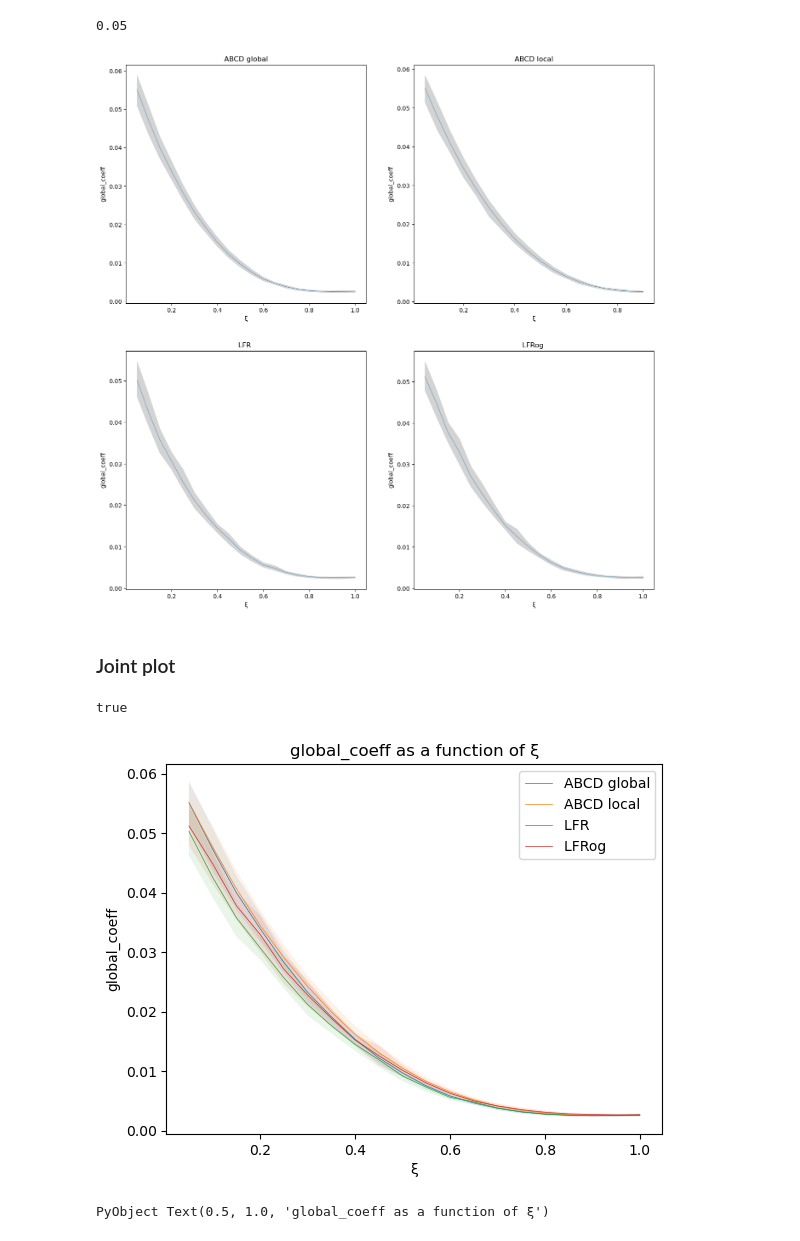
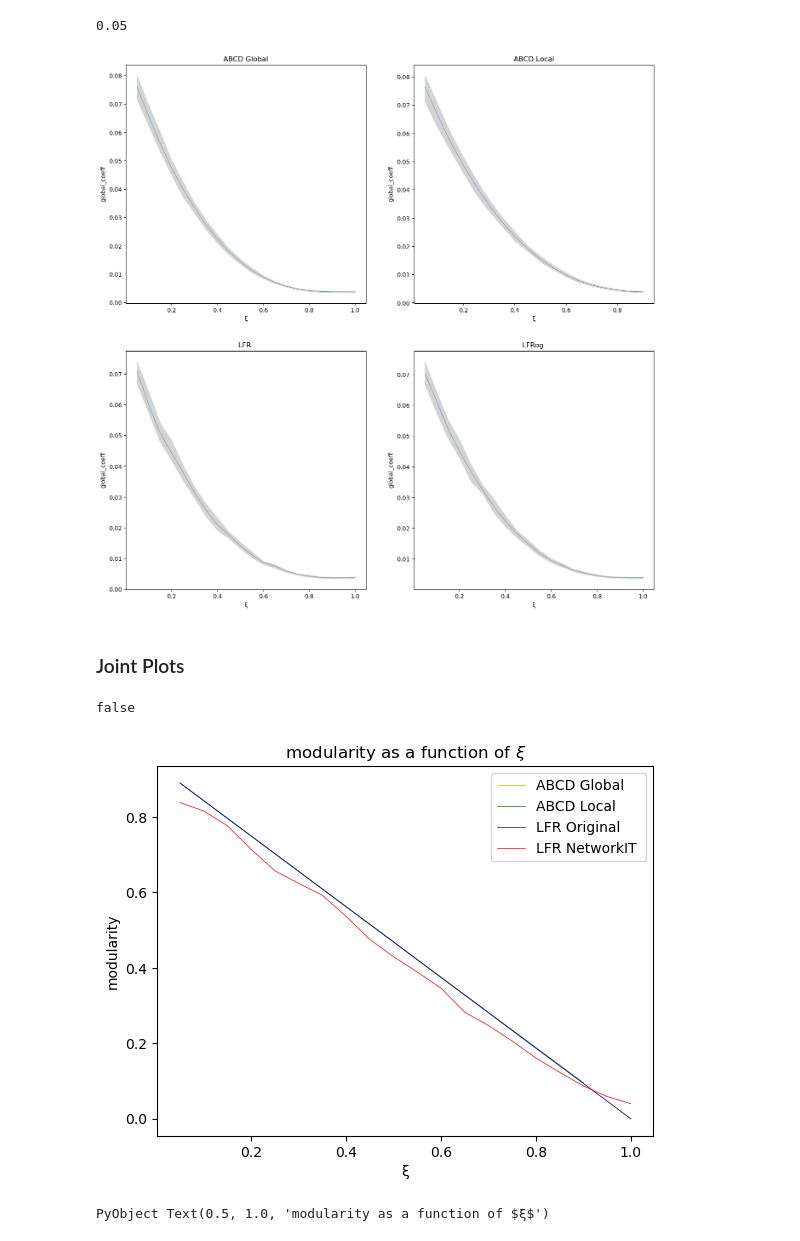
Before and after one commit to bartoszpankratz/ABCDe_Experiments, a Jupyter notebook: ABCD properties test plots.ipynb, the cells around one changed output. Saved outputs shown, nothing was run; the diff lists cells and outputs as text; code cells hidden in the pictures.

```diff
--- a/ABCD properties test plots.ipynb
+++ b/ABCD properties test plots.ipynb
@@ -545,30 +701,30 @@ PyObject <matplotlib.legend.Legend object at 0x...>
 # %%
 #Parameters:
 
-ξ = 0.8
+ξ = 0.5
 β = 1.5
-γ = 2.9
+γ = 2.5
 min_deg = 5
 attr = :modularity;
 cname, fname = colnames, "stats";
 # %%
-fig = figure("$(attr) for different values of β and γ",figsize = (30,30))
+fig = figure(L"%$(attr) for Different Values of $β$ and $γ$",figsize = (30,30))
 k = 1
 for (i,β) in enumerate(βs)
     for (j,γ) in enumerate(γs)
         subplot(parse(Int, "33" * "$k"))
         data = [get_plot_data("ABCD", "false", attr, fname = fname, colnames = cname),
             get_plot_data("ABCD", "true", attr, fname = fname, colnames = cname),
-            get_plot_data("LFR", "", attr,  fname = fname, colnames = cname),
-            get_plot_data("LFRog", "", attr,  fname = fname, colnames = cname)]
+            get_plot_data("LFRog", "", attr,  fname = fname, colnames = cname),
+            get_plot_data("LFR", "", attr,  fname = fname, colnames = cname)]
         minlen = minimum(length.(data))
         boxplot(hcat([data[i][1:minlen] for i = 1:length(data)]...))
-        xticks([1,2,3,4],["ABCD global", "ABCD local", "LFR NetworkIT", "LFR original"])
-        PyPlot.title("β = $β, γ = $γ")
+        xticks([1,2,3,4],["ABCD global", "ABCD local",  "LFR Original", "LFR NetworkIT"])
+        PyPlot.title(L"β = %$β, γ = %$γ")
         k += 1
     end
 end
 
 #saving to a file:
-#savefig("fig.eps")
+#savefig("$(attr)_boxplot_beta_gamma.eps")
 # %% [output]
@@ -592,7 +748,7 @@ attr = :global_coeff
 fig = figure("$(attr) ξ plot", figsize = (16,16))
 k = 1
 for (algo, islocal) in [("ABCD", false),("ABCD", true),("LFR", ""),("LFRog", "")]
-    (typeof(islocal) == Bool) ? (islocal ? algtype = "local" : algtype = "global") : algtype = ""
+    (typeof(islocal) == Bool) ? (islocal ? algtype = "Local" : algtype = "Global") : algtype = ""
     subplot(parse(Int, "22" * "$k"))
     vals = zeros(length(ξs),3)
     for (i, xi) in enumerate(ξs)
@@ -614,48 +770,50 @@ for (algo, islocal) in [("ABCD", false),("ABCD", true),("LFR", ""),("LFRog", "")
 end
 
 #saving to a file:
-#savefig("fig.eps")
+#savefig("$(attr)_xi_separate_plots.eps")
 # %% [output]
-[figure, old version]
+[figure, new version]
 # %% [markdown]
-### Joint plot
+### Joint Plots
 # %%
 #Parameters:
 
-ξ = 0.8
+ξ = 0.5
 β = 1.5
-γ = 2.9
+γ = 2.5
 min_deg = 5
-attr = :global_coeff
+attr = :modularity
 α = 0.05
-ribbon = true #true if ribbon - in the most cases it is unreadable
+ribbon = false #true if ribbon - in the most cases it is unreadable
 # %% [output]
-true
+false
 # %%
-for (algo, islocal) in [("ABCD", false),("ABCD", true),("LFR", ""),("LFRog", "")]
-    (typeof(islocal) == Bool) ? (islocal ? algtype = "local" : algtype = "global") : algtype = ""
+for (algo, islocal, color) in [("ABCD", false, "orange"),("ABCD", true, "green"),
+        ("LFRog", "", "blue"), ("LFR", "", "red")]
+    (typeof(islocal) == Bool) ? (islocal ? algtype = "Local" : algtype = "Global") : algtype = ""
     vals = zeros(length(ξs),3)
     for (i, xi) in enumerate(ξs)
         ξs == 0 && continue
         try
             data = get_plot_data(algo, islocal, attr, ξ = xi)
             vals[i,:] = [mean(data), quantile(data, α/2),
                         quantile(data,1 - α/2)]
         catch
             vals[i,:] = [NaN,NaN,NaN]
         end
     end
-    plot(ξs[2:end],vals[2:end,1], linewidth=0.5, label = "$algo $algtype")
+    algo == "LFRog" ? algo = "LFR Original" : (algo == "LFR" && (algo = "LFR NetworkIT"))
+    plot(ξs[2:end],vals[2:end,1], linewidth=0.5, label = "$algo $algtype",  c = color)
     ribbon && fill_between(ξs[2:end],vals[2:end,2],vals[2:end,3], alpha = 0.1)
     xlabel("ξ")
     ylabel("$(attr)")
 
 end
 legend(loc = "upper right")
-PyPlot.title("$attr as a function of ξ")
+PyPlot.title(L"%$attr as a function of $ξ$")
 
 #saving to a file:
-#savefig("fig.eps")
+#savefig("$(attr)_xi_plots.eps")
 # %% [output]
-[figure, old version]
+[figure, new version]
-PyObject Text(0.5, 1.0, 'global_coeff as a function of ξ')
+PyObject Text(0.5, 1.0, 'modularity as a function of $ξ$')
```
Also changed, not shown: parts of 51 cells of this notebook, 2 other files.
